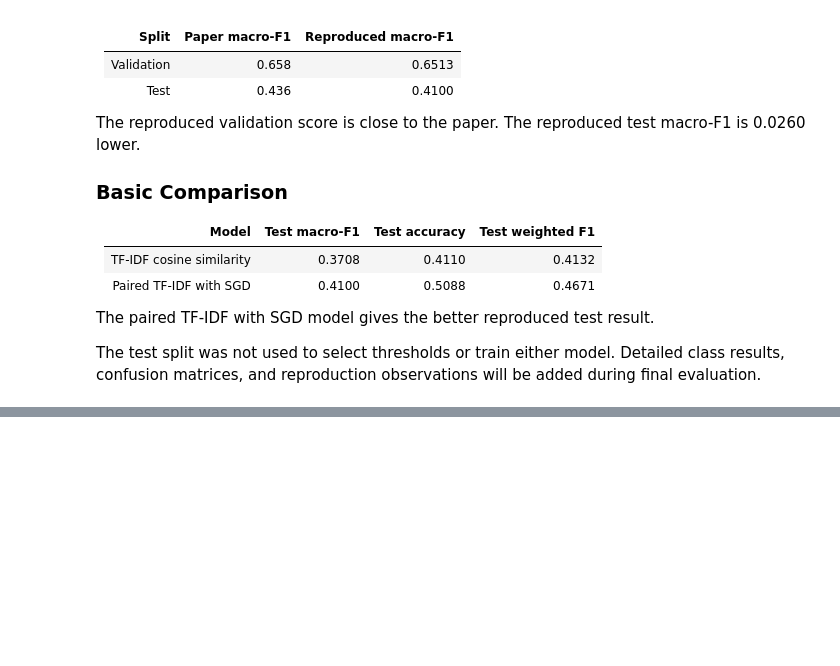
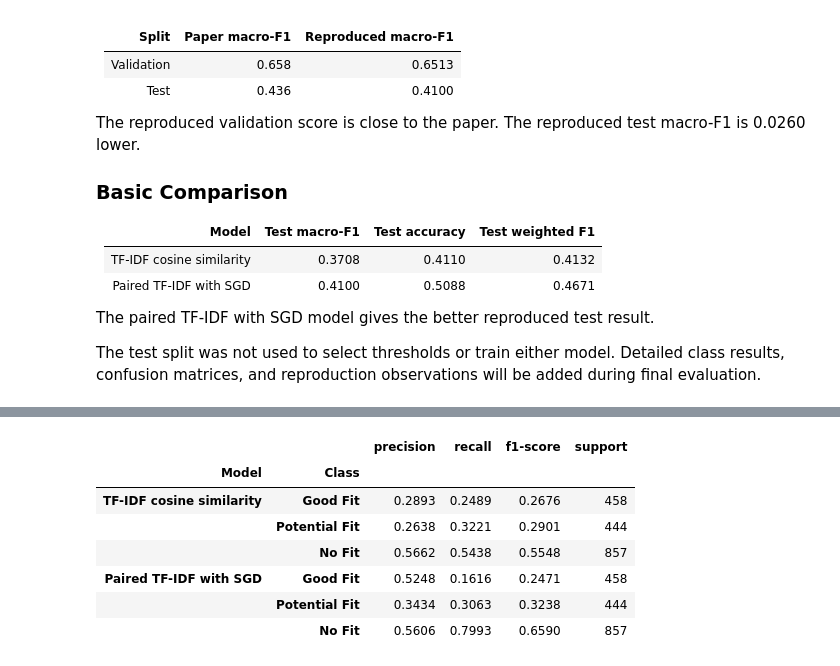
Before and after one commit to nandu-99/resume-job-matcher, a Jupyter notebook: m2/notebooks/m2-baseline-reproduction.ipynb, the cells around one changed output, grey strips where cells are left out. Saved outputs shown, nothing was run; the diff lists cells and outputs as text; code cells hidden in the pictures; blank space fills up the shorter version.

```diff
--- a/m2/notebooks/m2-baseline-reproduction.ipynb
+++ b/m2/notebooks/m2-baseline-reproduction.ipynb
@@ -1865,0 +1882,49 @@ The test split was not used to select thresholds or train either model. Detailed
+# %%
+from sklearn.metrics import classification_report, confusion_matrix
+
+def get_class_metrics(true_labels, predicted_labels):
+    report = classification_report(
+        true_labels,
+        predicted_labels,
+        labels=MODEL_LABELS,
+        output_dict=True,
+        zero_division=0
+    )
+
+    metrics = (
+        pd.DataFrame(report)
+        .T
+        .loc[MODEL_LABELS, ["precision", "recall", "f1-score", "support"]]
+    )
+
+    metrics["support"] = metrics["support"].astype(int)
+    return metrics
+
+similarity_class_metrics = get_class_metrics(
+    test_final_df["label"],
+    test_similarity_predictions
+)
+
+sgd_class_metrics = get_class_metrics(
+    test_final_df["label"],
+    test_sgd_predictions
+)
+
+combined_class_metrics = pd.concat(
+    {
+        "TF-IDF cosine similarity": similarity_class_metrics,
+        "Paired TF-IDF with SGD": sgd_class_metrics
+    },
+    names=["Model", "Class"]
+)
+
+display(combined_class_metrics.round(4))
+# %% [output]
+|  |  | precision | recall | f1-score | support |
+| Model | Class |  |  |  |  |
+| TF-IDF cosine similarity | Good Fit | 0.2893 | 0.2489 | 0.2676 | 458 |
+|  | Potential Fit | 0.2638 | 0.3221 | 0.2901 | 444 |
+|  | No Fit | 0.5662 | 0.5438 | 0.5548 | 857 |
+| Paired TF-IDF with SGD | Good Fit | 0.5248 | 0.1616 | 0.2471 | 458 |
+|  | Potential Fit | 0.3434 | 0.3063 | 0.3238 | 444 |
+|  | No Fit | 0.5606 | 0.7993 | 0.6590 | 857 |
```
Also changed, not shown: parts of 8 cells of this notebook, 5 other files.
